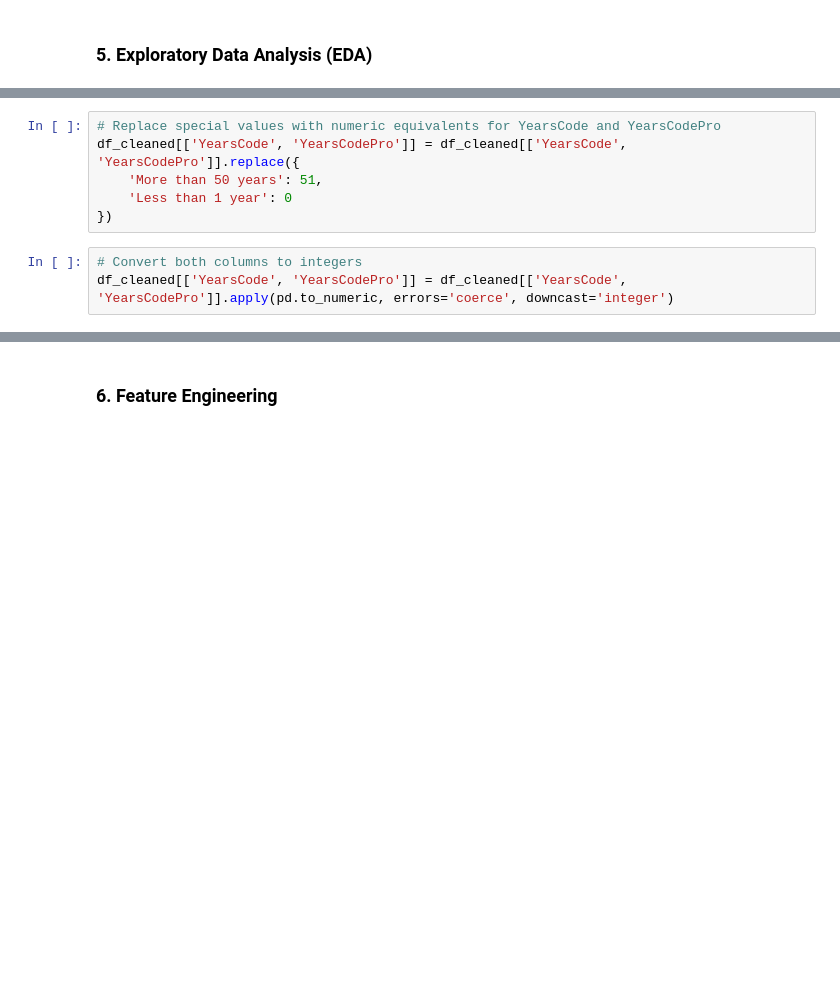
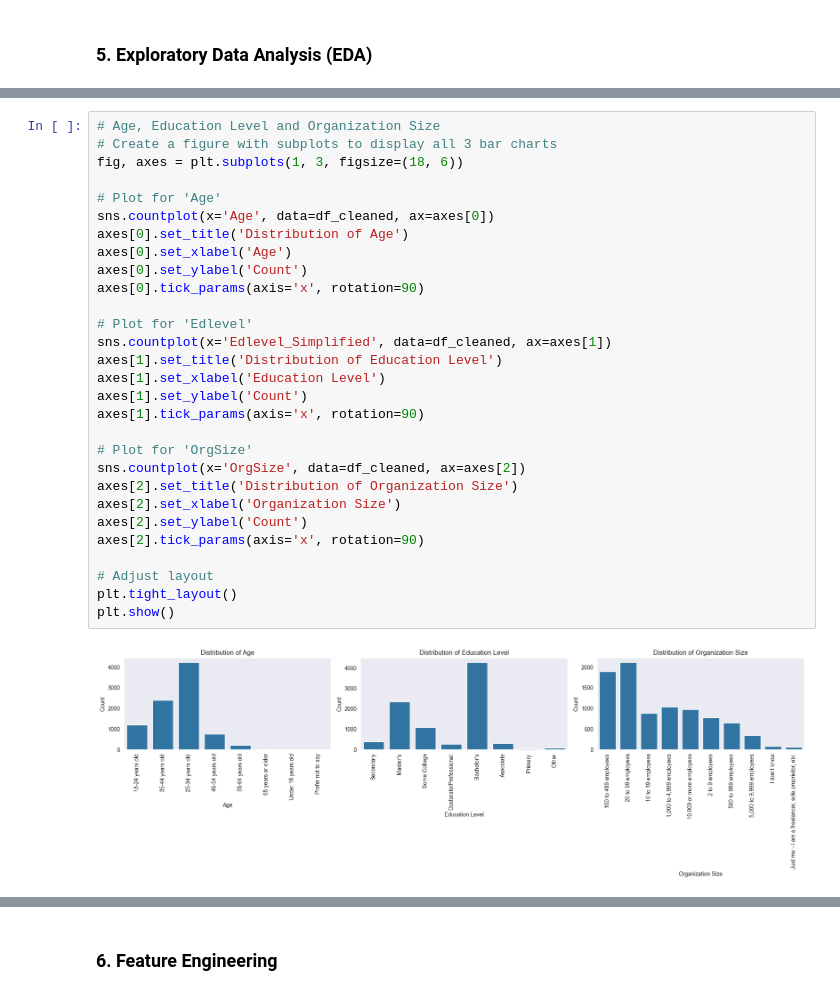
Before and after one commit to CaroBarros/udacity_project_data_science_blog, a Jupyter notebook: notebook/data_science_task copy.ipynb, the cells around one changed output, grey strips where cells are left out. Drawn from its saved outputs; the diff is of its cells as text; blank space fills up the shorter version.

```diff
--- a/notebook/data_science_task copy.ipynb
+++ b/notebook/data_science_task copy.ipynb
@@ -567,12 +612,34 @@ plt.show()
-# %%
-# Replace special values with numeric equivalents for YearsCode and YearsCodePro
-df_cleaned[['YearsCode', 'YearsCodePro']] = df_cleaned[['YearsCode', 'YearsCodePro']].replace({
-    'More than 50 years': 51,
-    'Less than 1 year': 0
-})
-# %%
-# Convert both columns to integers
-df_cleaned[['YearsCode', 'YearsCodePro']] = df_cleaned[['YearsCode', 'YearsCodePro']].apply(pd.to_numeric, errors='coerce', downcast='integer')
+# %%
+# Age, Education Level and Organization Size
+# Create a figure with subplots to display all 3 bar charts
+fig, axes = plt.subplots(1, 3, figsize=(18, 6))
+
+# Plot for 'Age'
+sns.countplot(x='Age', data=df_cleaned, ax=axes[0])
+axes[0].set_title('Distribution of Age')
+axes[0].set_xlabel('Age')
+axes[0].set_ylabel('Count')
+axes[0].tick_params(axis='x', rotation=90)
+
+# Plot for 'Edlevel'
+sns.countplot(x='Edlevel_Simplified', data=df_cleaned, ax=axes[1])
+axes[1].set_title('Distribution of Education Level')
+axes[1].set_xlabel('Education Level')
+axes[1].set_ylabel('Count')
+axes[1].tick_params(axis='x', rotation=90)
+
+# Plot for 'OrgSize'
+sns.countplot(x='OrgSize', data=df_cleaned, ax=axes[2])
+axes[2].set_title('Distribution of Organization Size')
+axes[2].set_xlabel('Organization Size')
+axes[2].set_ylabel('Count')
+axes[2].tick_params(axis='x', rotation=90)
+
+# Adjust layout
+plt.tight_layout()
+plt.show()
+# %% [output]
+[figure, added]
 # %%
 # Select numeric columns
 numeric_cols = df_cleaned.select_dtypes(include=['number']).columns
```
Also changed, not shown: parts of 48 cells of this notebook, 5 other files.
